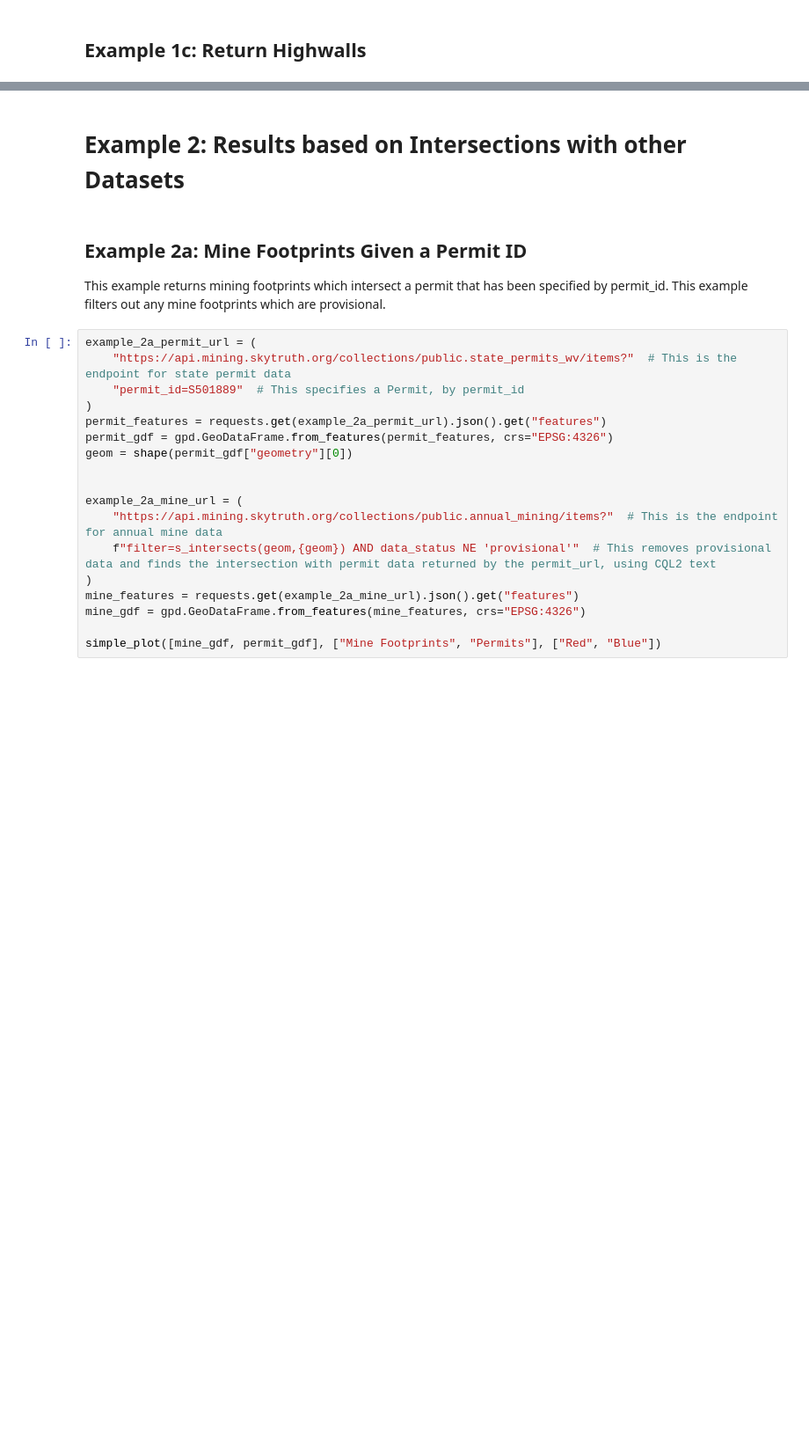
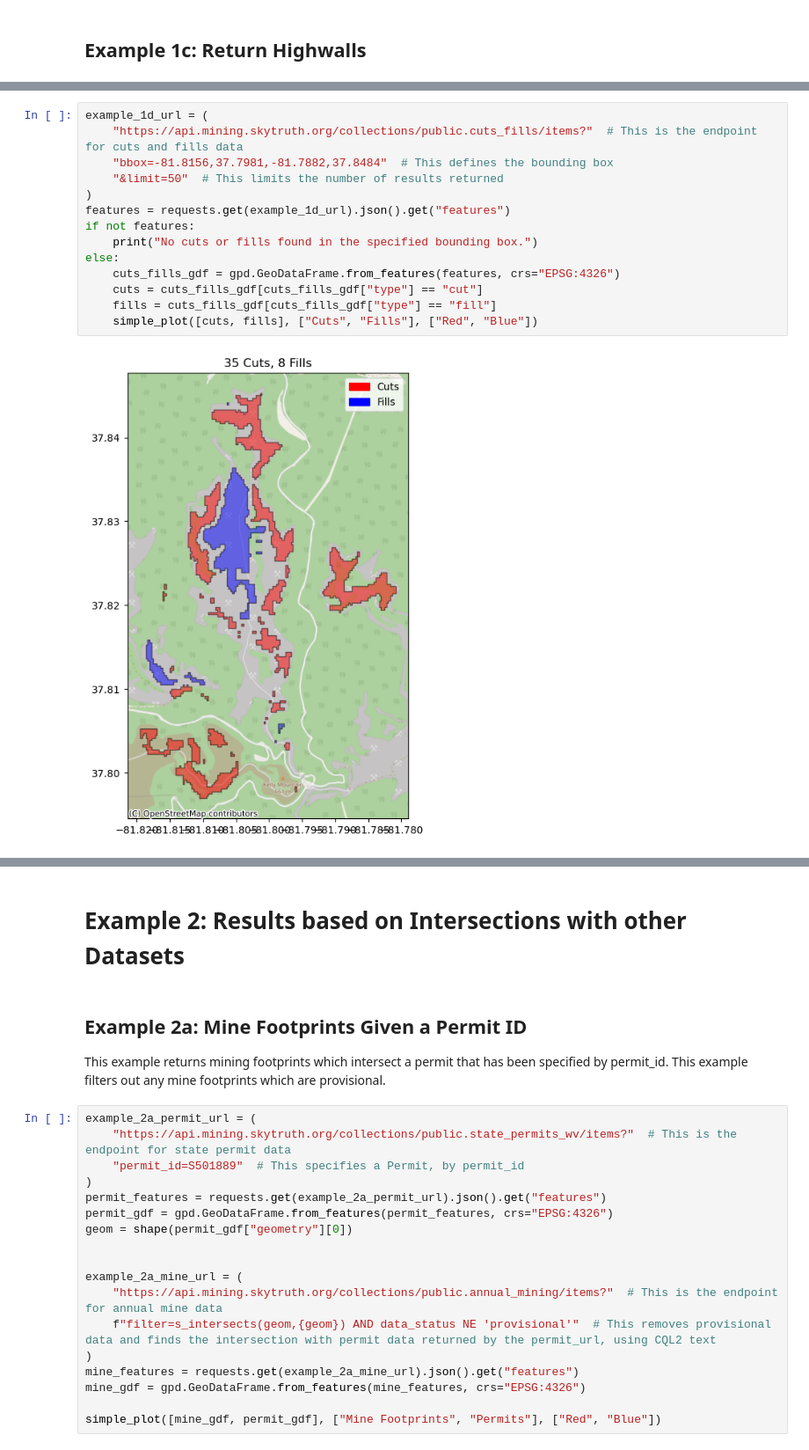
Before and after one commit to SkyTruth/mtm, a Jupyter notebook: docs/Mining API Guide.ipynb, the cells around one changed output, grey strips where cells are left out. Shown at 88% size. Cells and saved outputs as stored; diff of their text form; blank space fills up the shorter version.

```diff
--- a/docs/Mining API Guide.ipynb
+++ b/docs/Mining API Guide.ipynb
@@ -92,0 +108,16 @@ else:
+# %%
+example_1d_url = (
+    "https://api.mining.skytruth.org/collections/public.cuts_fills/items?"  # This is the endpoint for cuts and fills data
+    "bbox=-81.8156,37.7981,-81.7882,37.8484"  # This defines the bounding box
+    "&limit=50"  # This limits the number of results returned
+)
+features = requests.get(example_1d_url).json().get("features")
+if not features:
+    print("No cuts or fills found in the specified bounding box.")
+else:
+    cuts_fills_gdf = gpd.GeoDataFrame.from_features(features, crs="EPSG:4326")
+    cuts = cuts_fills_gdf[cuts_fills_gdf["type"] == "cut"]
+    fills = cuts_fills_gdf[cuts_fills_gdf["type"] == "fill"]
+    simple_plot([cuts, fills], ["Cuts", "Fills"], ["Red", "Blue"])
+# %% [output]
+[figure, added]
```
Also changed, not shown: parts of 20 cells of this notebook, 1 other file.
